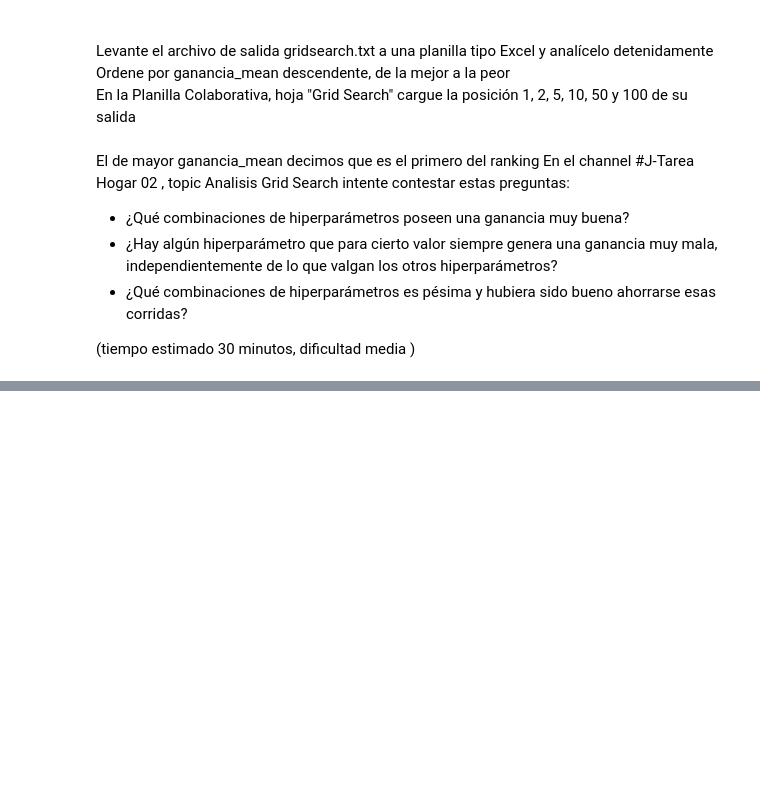
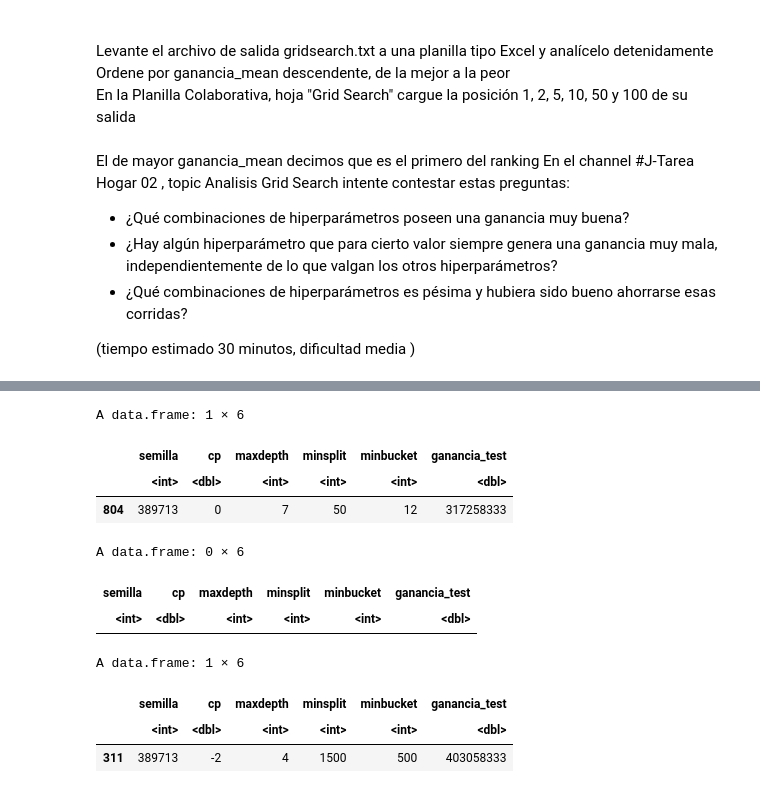
Before and after one commit to ssmito/dmeyf2026, a Jupyter notebook: arboles/z0290_TareaHogar_02.ipynb, the cells around one changed output, grey strips where cells are left out. Cells and saved outputs as stored; diff of their text form; code cells hidden in the pictures; blank space fills up the shorter version.

```diff
--- a/arboles/z0290_TareaHogar_02.ipynb
+++ b/arboles/z0290_TareaHogar_02.ipynb
@@ -517,0 +609,30 @@ En el channel  #J-Tarea Hogar 02 , topic Analisis Grid Search   intente contesta
+# %%
+# maximo con cp = 0
+filtrado <- gridsearch[
+  gridsearch$cp == 0 & gridsearch$ganancia_test > 0,
+]
+filtrado[which.max(filtrado$ganancia_test), ]
+
+# maximo con cp >0
+filtrado <- gridsearch[
+  gridsearch$cp > 0 & gridsearch$ganancia_test > 0,
+]
+filtrado[which.max(filtrado$ganancia_test), ]
+
+# maximo con cp <0
+filtrado <- gridsearch[
+  gridsearch$cp < 0 & gridsearch$ganancia_test > 0,
+]
+filtrado[which.max(filtrado$ganancia_test), ]
+# %% [output]
+A data.frame: 1 × 6
+|  | semilla | cp | maxdepth | minsplit | minbucket | ganancia_test |
+|  | <int> | <dbl> | <int> | <int> | <int> | <dbl> |
+| 804 | 389713 | 0 | 7 | 50 | 12 | 317258333 |
+A data.frame: 0 × 6
+| semilla | cp | maxdepth | minsplit | minbucket | ganancia_test |
+| <int> | <dbl> | <int> | <int> | <int> | <dbl> |
+A data.frame: 1 × 6
+|  | semilla | cp | maxdepth | minsplit | minbucket | ganancia_test |
+|  | <int> | <dbl> | <int> | <int> | <int> | <dbl> |
+| 311 | 389713 | -2 | 4 | 1500 | 500 | 403058333 |
```
Also changed, not shown: parts of 5 cells of this notebook.
